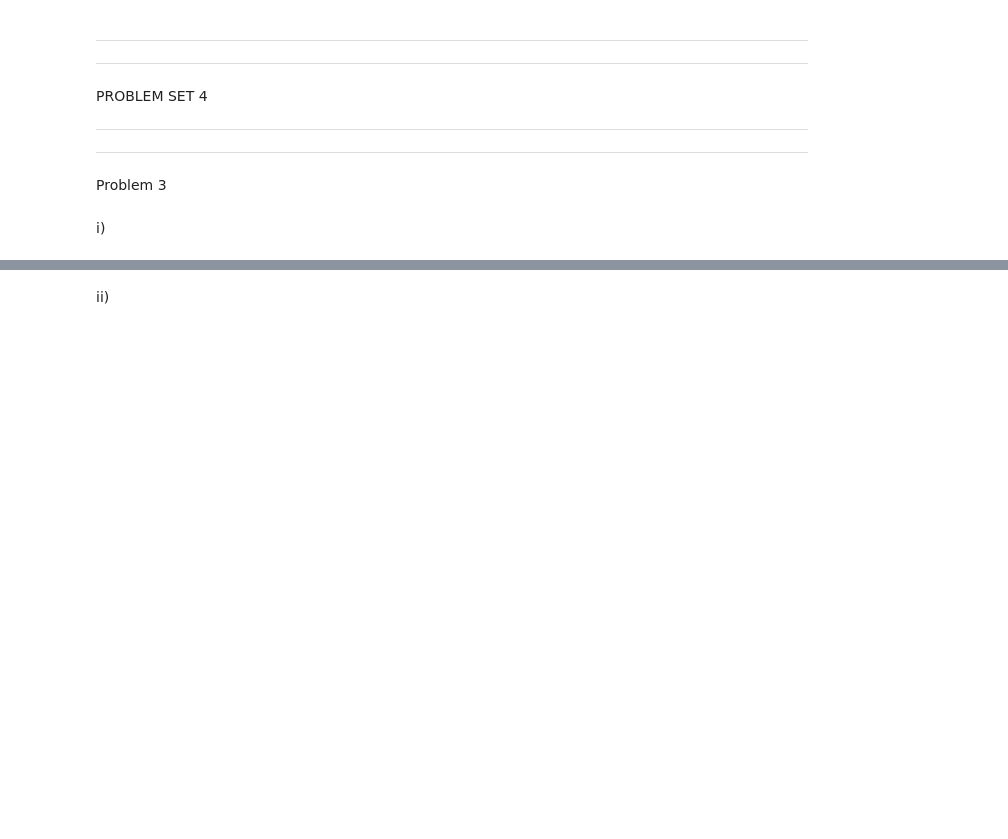
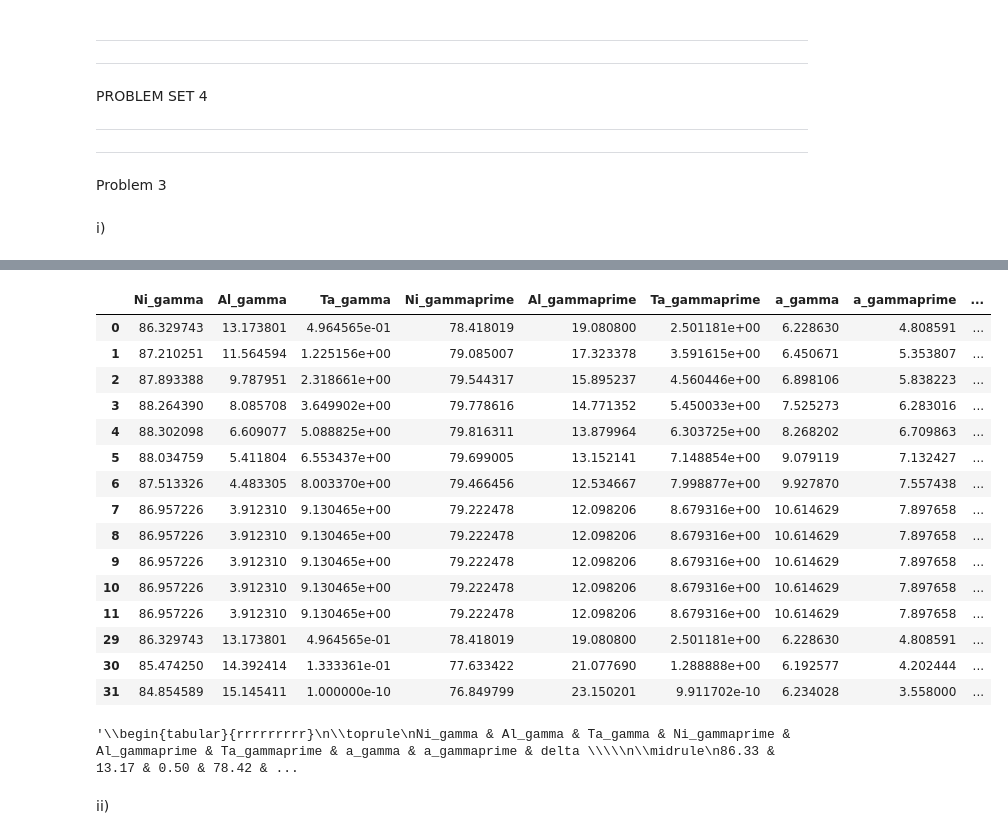
Before and after one commit to ShannonNCM/High_temp_materials, a Jupyter notebook: codes.ipynb, the cells around one changed output, grey strips where cells are left out. Drawn from its saved outputs; the diff is of its cells as text; code cells hidden in the pictures; blank space fills up the shorter version.

```diff
--- a/codes.ipynb
+++ b/codes.ipynb
@@ -386,0 +363,14 @@ print(merged.head())
+# %%
+#funcion para calcular lattice misfit
+def delta(row):
+    return(np.abs(2*((row.a_gammaprime-row.a_gamma)/(row.a_gammaprime+row.a_gamma))))
+# %%
+#function to perform all calculations
+def calculations(dataframe):
+    dataframe['a_gamma'] = dataframe.apply(a_gamma, axis=1)
+    dataframe['a_gammaprime'] = dataframe.apply(a_gamma_prime, axis=1)
+    dataframe['delta'] = dataframe.apply(delta, axis=1)
+    return dataframe
+# %%
+df_ta = calculations(df_ta)
+df_ta
@@ -386,0 +395,21 @@ print(merged.head())
+# %%
+res_ta = df_ta[['Ni_gamma', 'Al_gamma', 'Ta_gamma', 'Ni_gammaprime', 'Al_gammaprime', 'Ta_gammaprime', 'a_gamma', 'a_gammaprime', 'delta']].dropna()
+# %%
+res_ta
+# %% [output]
+|  | Ni_gamma | Al_gamma | Ta_gamma | Ni_gammaprime | Al_gammaprime | Ta_gammaprime | a_gamma | a_gammaprime | ... |
+| 0 | 86.329743 | 13.173801 | 4.964565e-01 | 78.418019 | 19.080800 | 2.501181e+00 | 6.228630 | 4.808591 | ... |
+| 1 | 87.210251 | 11.564594 | 1.225156e+00 | 79.085007 | 17.323378 | 3.591615e+00 | 6.450671 | 5.353807 | ... |
+| 2 | 87.893388 | 9.787951 | 2.318661e+00 | 79.544317 | 15.895237 | 4.560446e+00 | 6.898106 | 5.838223 | ... |
+| 3 | 88.264390 | 8.085708 | 3.649902e+00 | 79.778616 | 14.771352 | 5.450033e+00 | 7.525273 | 6.283016 | ... |
+| 4 | 88.302098 | 6.609077 | 5.088825e+00 | 79.816311 | 13.879964 | 6.303725e+00 | 8.268202 | 6.709863 | ... |
+| 5 | 88.034759 | 5.411804 | 6.553437e+00 | 79.699005 | 13.152141 | 7.148854e+00 | 9.079119 | 7.132427 | ... |
+| 6 | 87.513326 | 4.483305 | 8.003370e+00 | 79.466456 | 12.534667 | 7.998877e+00 | 9.927870 | 7.557438 | ... |
+| 7 | 86.957226 | 3.912310 | 9.130465e+00 | 79.222478 | 12.098206 | 8.679316e+00 | 10.614629 | 7.897658 | ... |
+| 8 | 86.957226 | 3.912310 | 9.130465e+00 | 79.222478 | 12.098206 | 8.679316e+00 | 10.614629 | 7.897658 | ... |
+| 9 | 86.957226 | 3.912310 | 9.130465e+00 | 79.222478 | 12.098206 | 8.679316e+00 | 10.614629 | 7.897658 | ... |
+| 10 | 86.957226 | 3.912310 | 9.130465e+00 | 79.222478 | 12.098206 | 8.679316e+00 | 10.614629 | 7.897658 | ... |
+| 11 | 86.957226 | 3.912310 | 9.130465e+00 | 79.222478 | 12.098206 | 8.679316e+00 | 10.614629 | 7.897658 | ... |
+| 29 | 86.329743 | 13.173801 | 4.964565e-01 | 78.418019 | 19.080800 | 2.501181e+00 | 6.228630 | 4.808591 | ... |
+| 30 | 85.474250 | 14.392414 | 1.333361e-01 | 77.633422 | 21.077690 | 1.288888e+00 | 6.192577 | 4.202444 | ... |
+| 31 | 84.854589 | 15.145411 | 1.000000e-10 | 76.849799 | 23.150201 | 9.911702e-10 | 6.234028 | 3.558000 | ... |
@@ -387,3 +421,7 @@ print(merged.head())
+# %%
+save_latex(res_ta)
+# %% [output]
+'\\begin{tabular}{rrrrrrrrr}\n\\toprule\nNi_gamma & Al_gamma & Ta_gamma & Ni_gammaprime & Al_gammaprime & Ta_gammaprime & a_gamma & a_gammaprime & delta \\\\\n\\midrule\n86.33 & 13.17 & 0.50 & 78.42 & ...
 # %% [markdown]
 ii)
 # %%
```
Also changed, not shown: parts of 15 cells of this notebook.
